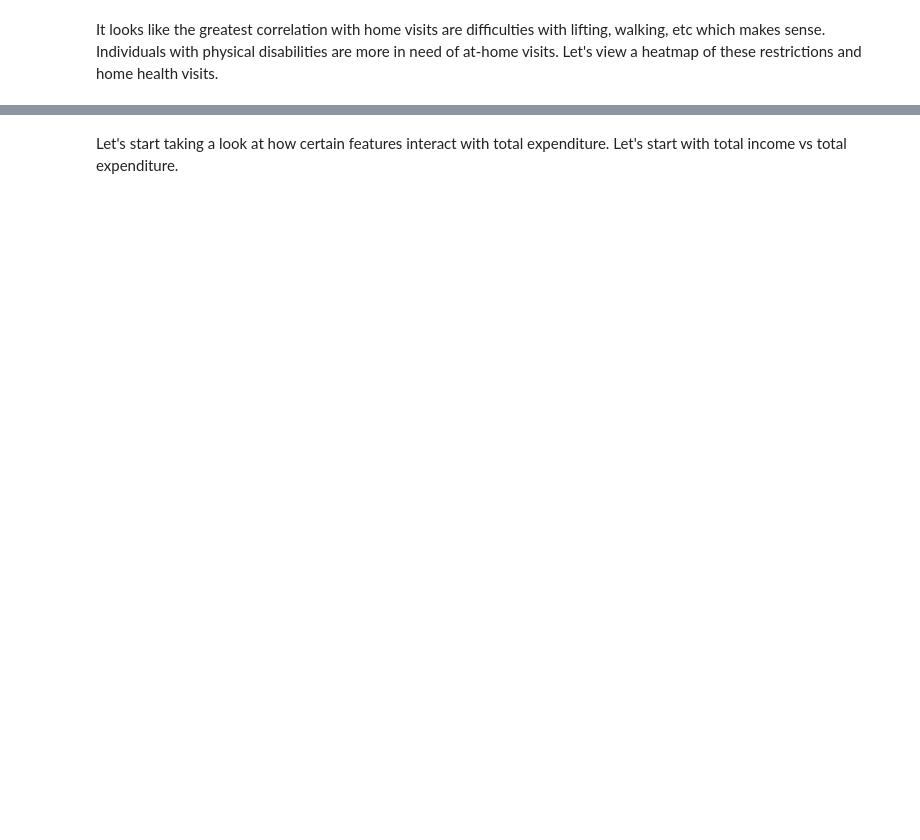
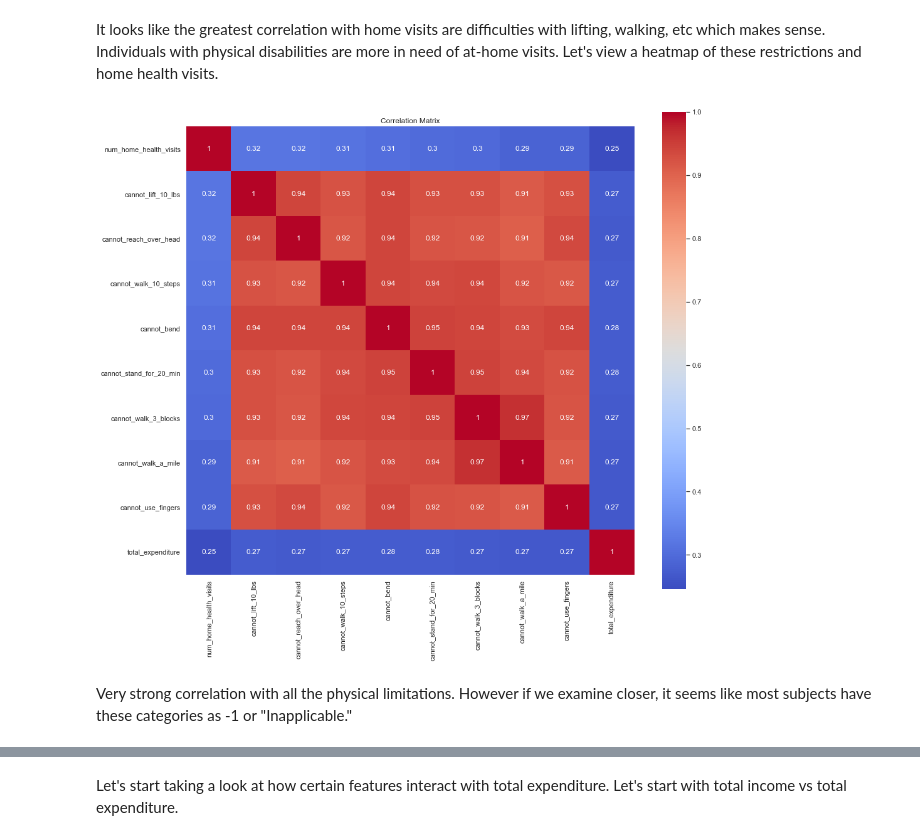
Before and after one commit to malmuntazarharris/medical-expenditure-prediction, a Jupyter notebook: EDA_and_Feature_Engineering.ipynb, the cells around one changed output, grey strips where cells are left out. Saved outputs shown, nothing was run; the diff lists cells and outputs as text; code cells hidden in the pictures; blank space fills up the shorter version.

```diff
--- a/EDA_and_Feature_Engineering.ipynb
+++ b/EDA_and_Feature_Engineering.ipynb
@@ -176,3 +176,15 @@ highest_education               -0.085800
 Name: num_home_health_visits, dtype: float64
 # %% [markdown]
 It looks like the greatest correlation with home visits are difficulties with lifting, walking, etc which makes sense. Individuals with physical disabilities are more in need of at-home visits. Let's view a heatmap of these restrictions and home health visits.
+# %%
+features = ["num_home_health_visits","cannot_lift_10_lbs","cannot_reach_over_head","cannot_walk_10_steps","cannot_bend","cannot_stand_for_20_min", "cannot_walk_3_blocks","cannot_walk_a_mile","cannot_use_fingers", "total_expenditure"]
+
+df_dis = df[features]
+plt.figure(figsize=(16,14))
+hmp = sns.heatmap(df_dis.corr(method='pearson'), square= True, annot=True, cmap='coolwarm')
+hmp.set_title('Correlation Matrix')
+plt.show()
+# %% [output]
+[figure, added]
+# %% [markdown]
+Very strong correlation with all the physical limitations. However if we examine closer, it seems like most subjects have these categories as -1 or "Inapplicable."
```
Also changed, not shown: parts of 22 cells of this notebook, 2 other files.
